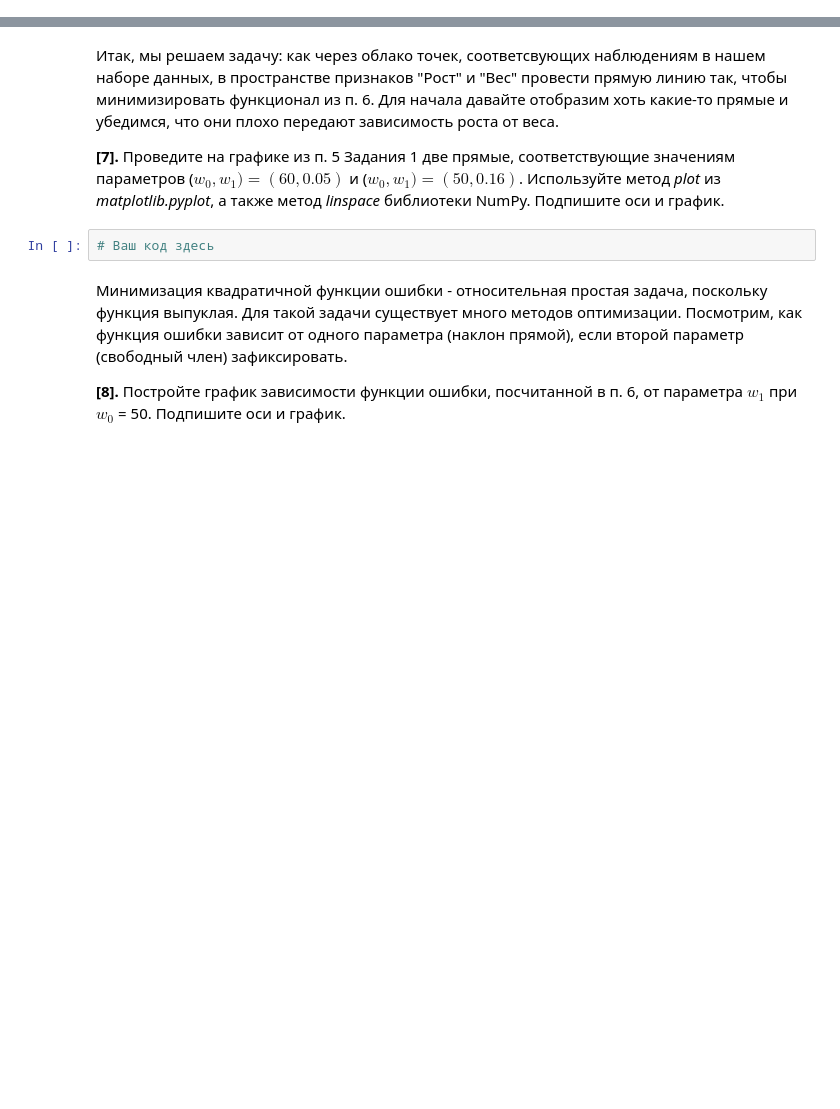
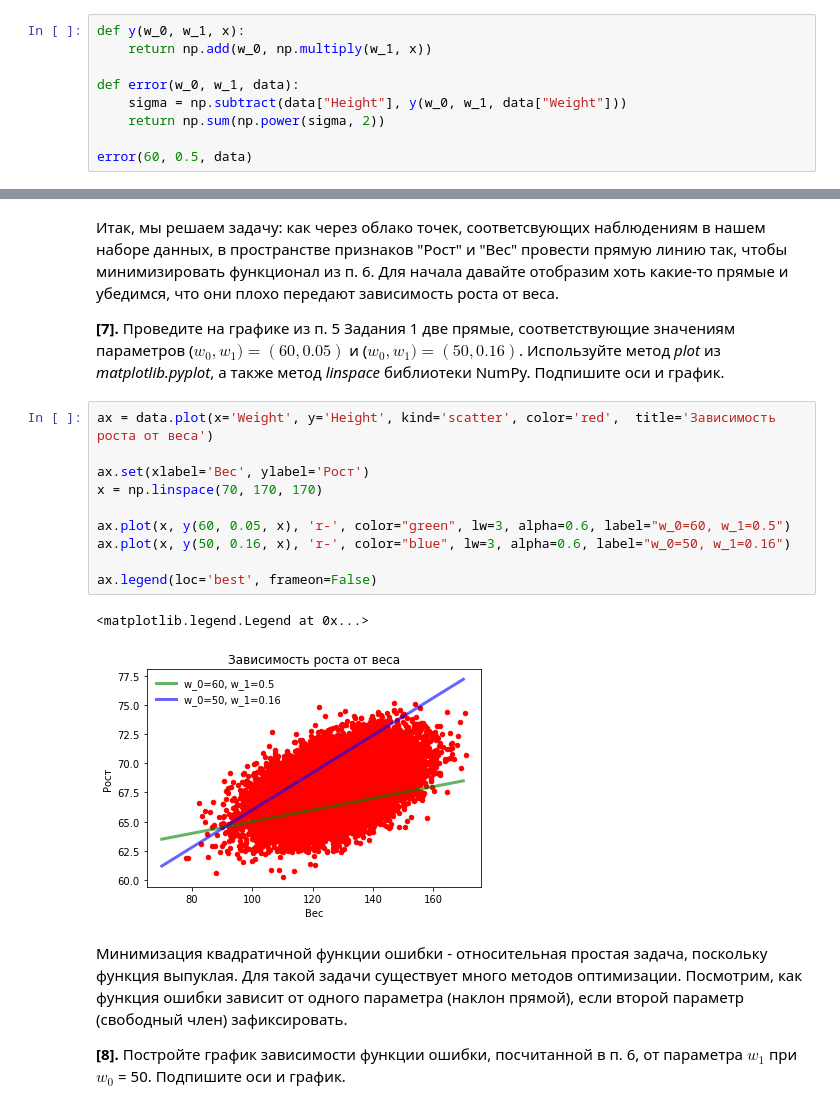
Before and after one commit to sevaspb/mipt_ya_ml_spec, a Jupyter notebook: supervised-learning/week-1/peer_review_linreg_height_weight.ipynb, the cells around one changed output, grey strips where cells are left out. Cells and saved outputs as stored; diff of their text form; blank space fills up the shorter version.

```diff
--- a/supervised-learning/week-1/peer_review_linreg_height_weight.ipynb
+++ b/supervised-learning/week-1/peer_review_linreg_height_weight.ipynb
@@ -119,0 +122,9 @@ $$error(w_0, w_1) = \sum_{i=1}^n {(y_i - (w_0 + w_1 * x_i))}^2 $$
+# %%
+def y(w_0, w_1, x):
+    return np.add(w_0, np.multiply(w_1, x))
+
+def error(w_0, w_1, data):
+    sigma = np.subtract(data["Height"], y(w_0, w_1, data["Weight"]))
+    return np.sum(np.power(sigma, 2))
+
+error(60, 0.5, data)
@@ -121,8 +134,19 @@ $$error(w_0, w_1) = \sum_{i=1}^n {(y_i - (w_0 + w_1 * x_i))}^2 $$
 Итак, мы решаем задачу: как через облако точек, соответсвующих наблюдениям в нашем наборе данных, в пространстве признаков "Рост" и "Вес" провести прямую линию так, чтобы минимизировать функционал из п. 6. Для начала давайте отобразим хоть какие-то прямые и убедимся, что они плохо передают зависимость роста от веса.
 
 **[7].** Проведите на графике из п. 5 Задания 1 две прямые, соответствующие значениям параметров ($w_0, w_1) = (60, 0.05)$ и ($w_0, w_1) = (50, 0.16)$. Используйте метод *plot* из *matplotlib.pyplot*, а также метод *linspace* библиотеки NumPy. Подпишите оси и график.
-# %%
-# Ваш код здесь
+# %%
+ax = data.plot(x='Weight', y='Height', kind='scatter', color='red',  title='Зависимость роста от веса')
+
+ax.set(xlabel='Вес', ylabel='Рост')
+x = np.linspace(70, 170, 170)
+
+ax.plot(x, y(60, 0.05, x), 'r-', color="green", lw=3, alpha=0.6, label="w_0=60, w_1=0.5")
+ax.plot(x, y(50, 0.16, x), 'r-', color="blue", lw=3, alpha=0.6, label="w_0=50, w_1=0.16")
+
+ax.legend(loc='best', frameon=False)
+# %% [output]
+<matplotlib.legend.Legend at 0x...>
+[figure, added]
 # %% [markdown]
 Минимизация квадратичной функции ошибки - относительная простая задача, поскольку функция выпуклая. Для такой задачи существует много методов оптимизации. Посмотрим, как функция ошибки зависит от одного параметра (наклон прямой), если второй параметр (свободный член) зафиксировать.
 
```
Also changed, not shown: parts of 3 cells of this notebook.
